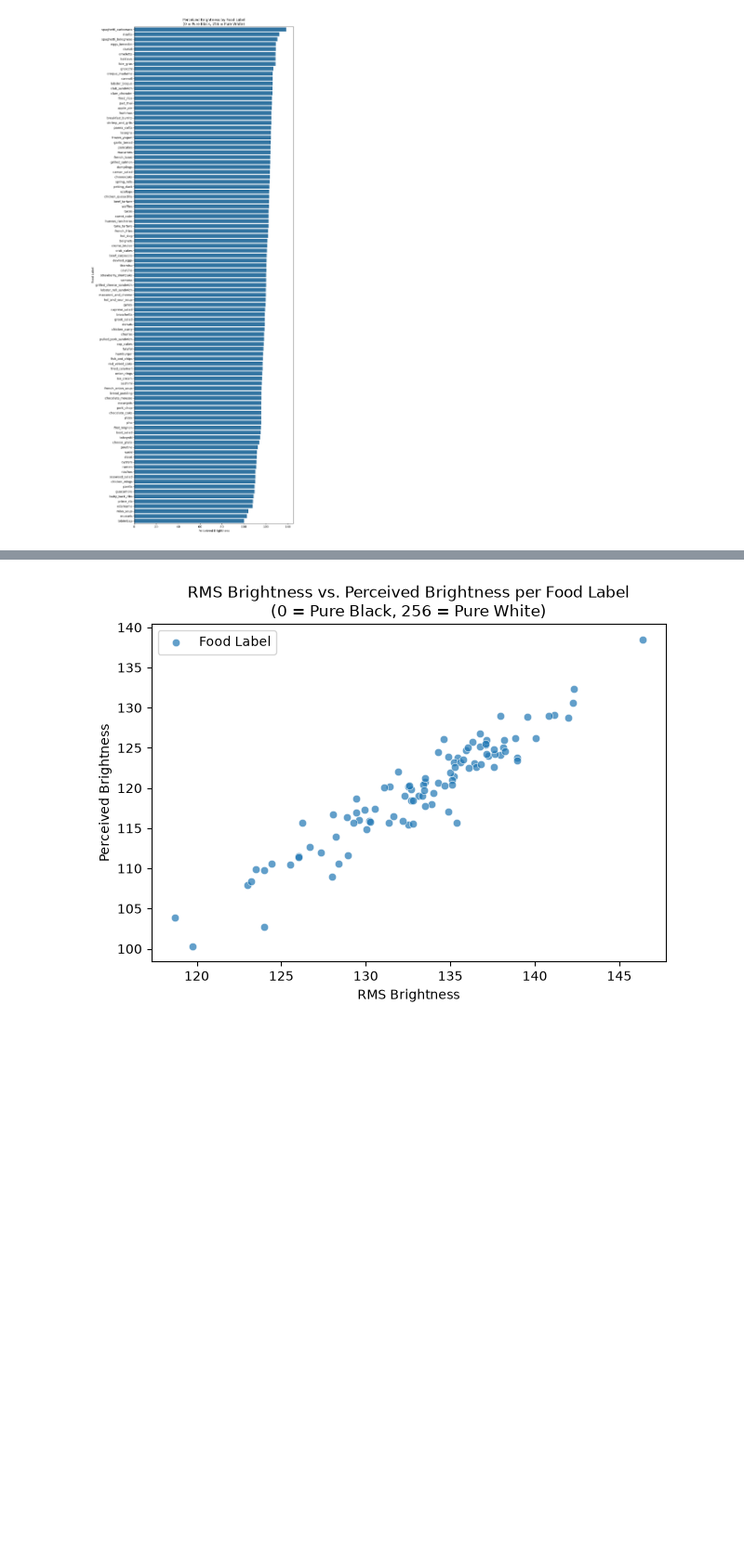
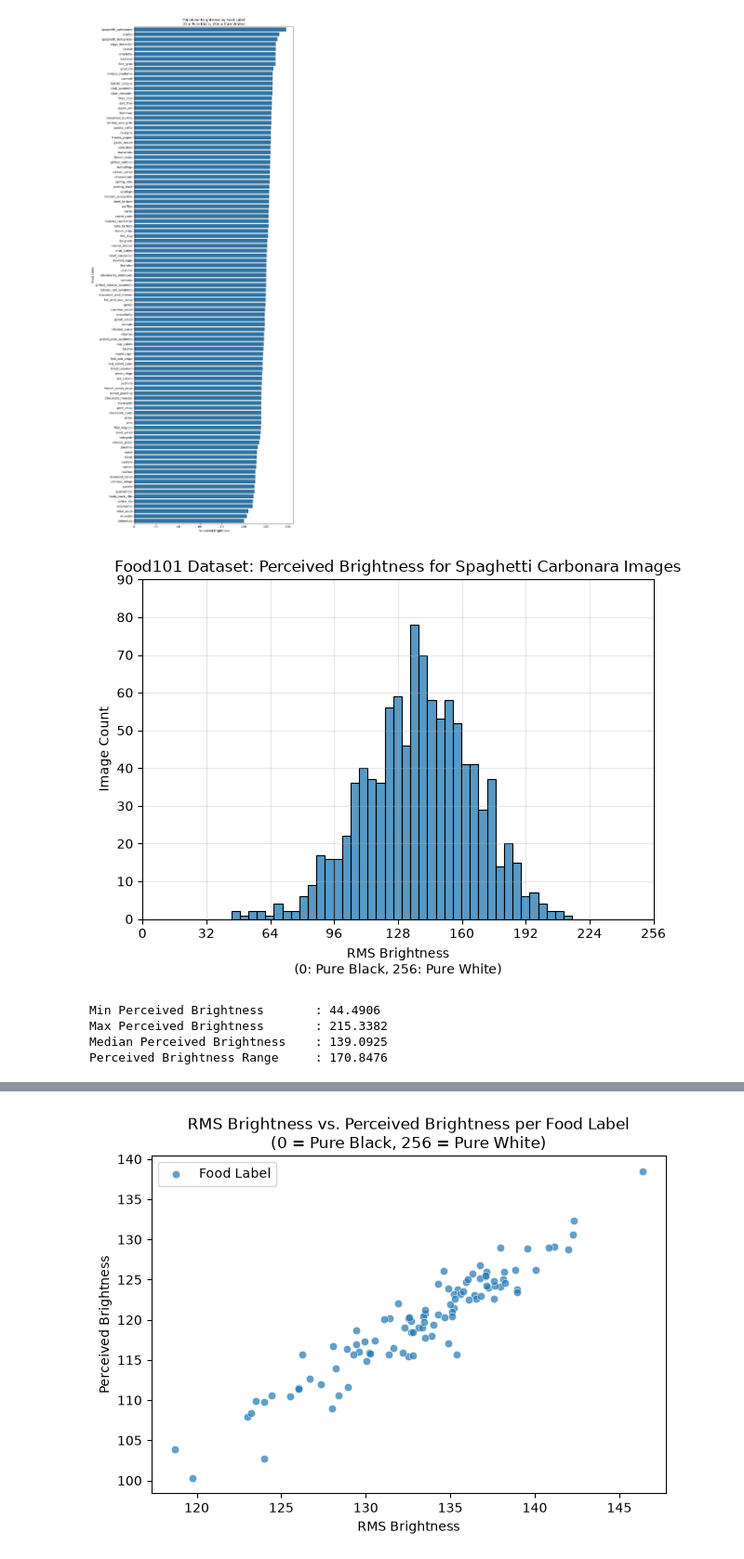
Before and after one commit to aidandig/DX703-Final-Project, a Jupyter notebook: Final_Project_Milestone.ipynb, the cells around one changed output, grey strips where cells are left out. Shown at 93% size. Saved outputs shown, nothing was run; the diff lists cells and outputs as text; code cells hidden in the pictures; blank space fills up the shorter version.

```diff
--- a/Final_Project_Milestone.ipynb
+++ b/Final_Project_Milestone.ipynb
@@ -446,3 +573,39 @@ plt.xlabel('Perceived Brightness')
 plt.tight_layout()
 # %% [output]
 [figure]
+# %%
+# Visualizing maximum Perceived Brightness Food Label
+max_brightness_idx   = perceived_brightness_sorted.argmax()
+max                  = perceived_brightness_sorted.iloc[max_brightness_idx]
+max_label            = perceived_brightness_sorted.idxmax()
+
+# max_brightness_idx, max_label, max
+
+# Get label index, all images with label index value, and record their RMS brightness values
+max_idx                   = LABELS_IDX_LOOKUP[LABELS_IDX_LOOKUP['Label Name'] == max_label]['Label Index'].iloc[0]
+max_images                = [i for i in food_all if i['label'] == max_idx]
+perceived_brightness_max  = [perceived_brightness(i['image']) for i in max_images]
+
+sns.histplot(perceived_brightness_max, bins=40)
+plt.title(f'Food101 Dataset: Perceived Brightness for {max_label.replace("_", " ").title()} Images')
+plt.ylabel('Image Count')
+plt.xlabel('RMS Brightness\n(0: Pure Black, 256: Pure White)')
+
+plt.xlim(0, 256)
+plt.xticks(range(0, 257, 32))       # ticks every 32 (8 total ticks)
+plt.yticks(range(0, 91, 10))        # frequency ticks 0-90 (checked between three perceived brightness histograms to find common maximum y tick for easier comparability)
+
+plt.grid(True, alpha=0.3)
+plt.tight_layout()
+plt.show()
+
+print(f'Min Perceived Brightness       : {np.min(perceived_brightness_max):.4f}')
+print(f'Max Perceived Brightness       : {np.max(perceived_brightness_max):.4f}')
+print(f'Median Perceived Brightness    : {np.median(perceived_brightness_max):.4f}')
+print(f'Perceived Brightness Range     : {(np.max(perceived_brightness_max) - np.min(perceived_brightness_max)):.4f}')
+# %% [output]
+[figure, added]
+Min Perceived Brightness       : 44.4906
+Max Perceived Brightness       : 215.3382
+Median Perceived Brightness    : 139.0925
+Perceived Brightness Range     : 170.8476
```
Also changed, not shown: parts of 6 cells of this notebook.
